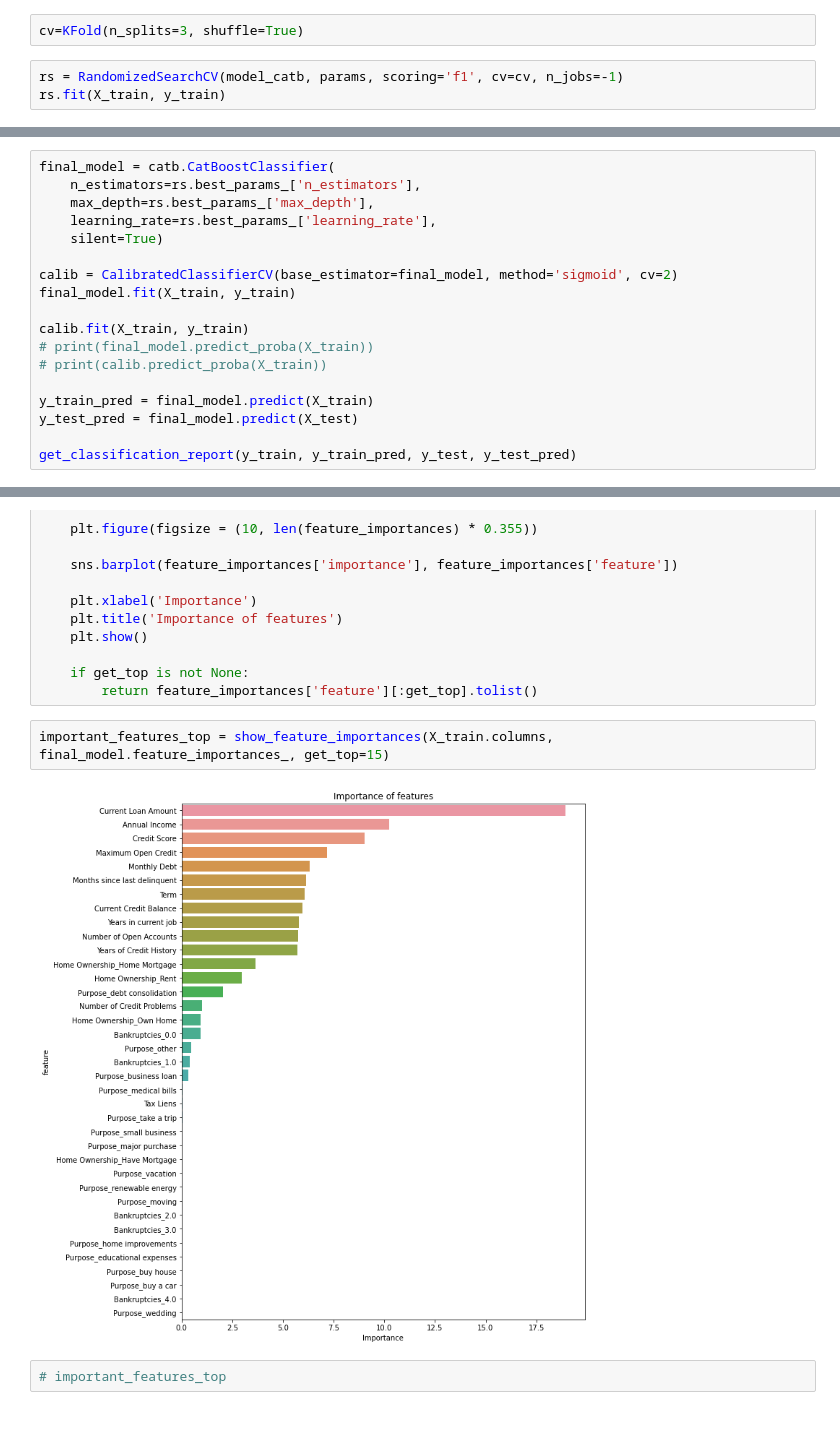
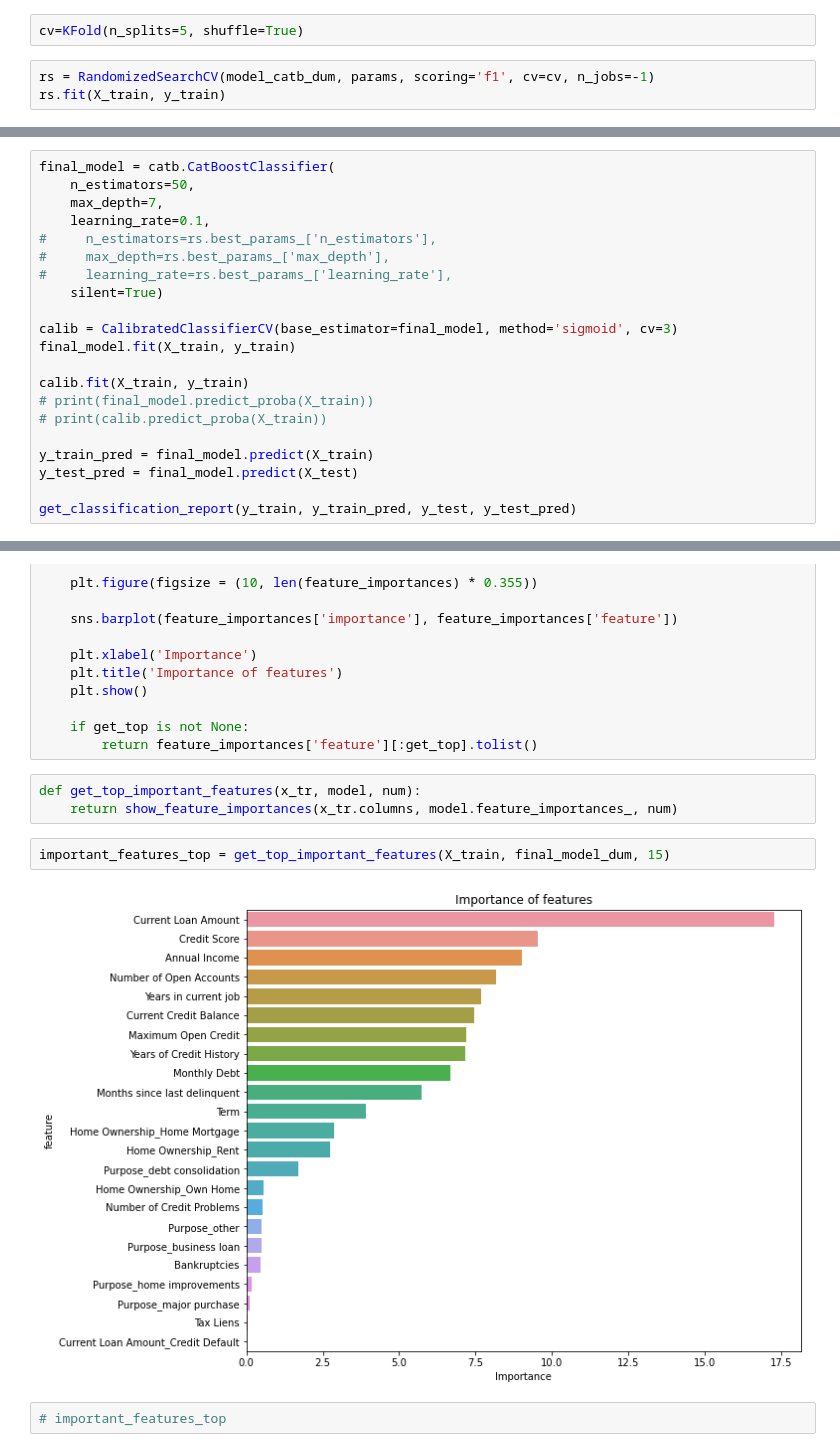
Before and after one commit to damkh/gb_py_data_sci_2020-07-20, a Jupyter notebook: course_project/DB_Khamadiyarov_Course_project_v5-Copy3_delout.ipynb, the cells around one changed output, grey strips where cells are left out. Drawn from its saved outputs; the diff is of its cells as text; blank space fills up the shorter version.

```diff
--- a/course_project/DB_Khamadiyarov_Course_project_v5-Copy3_delout.ipynb
+++ b/course_project/DB_Khamadiyarov_Course_project_v5-Copy3_delout.ipynb
@@ -1217,7 +1104,7 @@ params = {'n_estimators':[50, 100, 150, 250, 300],
           'learning_rate':[0.001, 0.01, 0.05, 0.1]}
 # %%
-cv=KFold(n_splits=3, shuffle=True)
+cv=KFold(n_splits=5, shuffle=True)
 # %%
-rs = RandomizedSearchCV(model_catb, params, scoring='f1', cv=cv, n_jobs=-1)
+rs = RandomizedSearchCV(model_catb_dum, params, scoring='f1', cv=cv, n_jobs=-1)
 rs.fit(X_train, y_train)
 # %% [output]
@@ -1242,12 +1128,15 @@ rs.best_score_
 ### Обучение и оценка модели
 # %%
 final_model = catb.CatBoostClassifier(
-    n_estimators=rs.best_params_['n_estimators'],
-    max_depth=rs.best_params_['max_depth'],
-    learning_rate=rs.best_params_['learning_rate'],
+    n_estimators=50,
+    max_depth=7,
+    learning_rate=0.1,
+#     n_estimators=rs.best_params_['n_estimators'],
+#     max_depth=rs.best_params_['max_depth'],
+#     learning_rate=rs.best_params_['learning_rate'],
     silent=True)
 
-calib = CalibratedClassifierCV(base_estimator=final_model, method='sigmoid', cv=2)
+calib = CalibratedClassifierCV(base_estimator=final_model, method='sigmoid', cv=3)
 final_model.fit(X_train, y_train)
 
 calib.fit(X_train, y_train)
@@ -1293,10 +1182,13 @@ def show_feature_importances(feature_names, feature_importances, get_top=None):
 
     if get_top is not None:
         return feature_importances['feature'][:get_top].tolist()
+# %%
+def get_top_important_features(x_tr, model, num):
+    return show_feature_importances(x_tr.columns, model.feature_importances_, num)
 # %%
-important_features_top = show_feature_importances(X_train.columns, final_model.feature_importances_, get_top=15)
+important_features_top = get_top_important_features(X_train, final_model_dum, 15)
 # %% [output]
-[figure, old version]
+[figure, new version]
 # %%
 # important_features_top
 # %%
```
Also changed, not shown: parts of 190 cells of this notebook, 8 other files.
